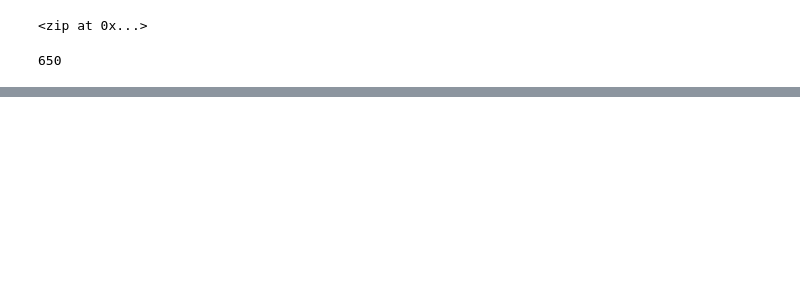
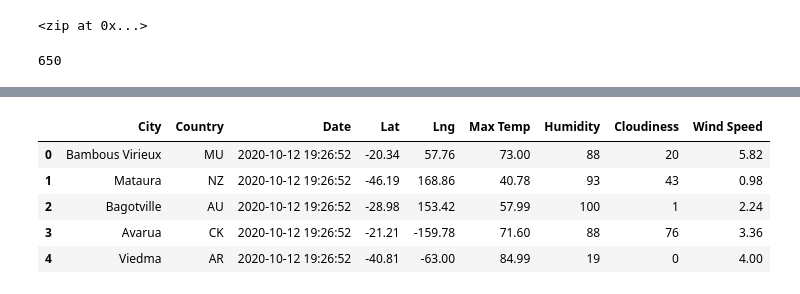
Before and after one commit to cdtx11/World_Weather_Analysis, a Jupyter notebook: Weather.ipynb, the cells around one changed output, grey strips where cells are left out. Saved outputs shown, nothing was run; the diff lists cells and outputs as text; code cells hidden in the pictures; blank space fills up the shorter version.

```diff
--- a/Weather.ipynb
+++ b/Weather.ipynb
@@ -32,0 +146,11 @@ len(cities)
+# %%
+new_column_order = ["City", "Country", "Date", "Lat", "Lng", "Max Temp", "Humidity", "Cloudiness", "Wind Speed" ]
+city_data_df = city_data_df[new_column_order]
+city_data_df.head()
+# %% [output]
+|  | City | Country | Date | Lat | Lng | Max Temp | Humidity | Cloudiness | Wind Speed |
+| 0 | Bambous Virieux | MU | 2020-10-12 19:26:52 | -20.34 | 57.76 | 73.00 | 88 | 20 | 5.82 |
+| 1 | Mataura | NZ | 2020-10-12 19:26:52 | -46.19 | 168.86 | 40.78 | 93 | 43 | 0.98 |
+| 2 | Bagotville | AU | 2020-10-12 19:26:52 | -28.98 | 153.42 | 57.99 | 100 | 1 | 2.24 |
+| 3 | Avarua | CK | 2020-10-12 19:26:52 | -21.21 | -159.78 | 71.60 | 88 | 76 | 3.36 |
+| 4 | Viedma | AR | 2020-10-12 19:26:52 | -40.81 | -63.00 | 84.99 | 19 | 0 | 4.00 |
```
Also changed, not shown: parts of 5 cells of this notebook, 3 other files.
